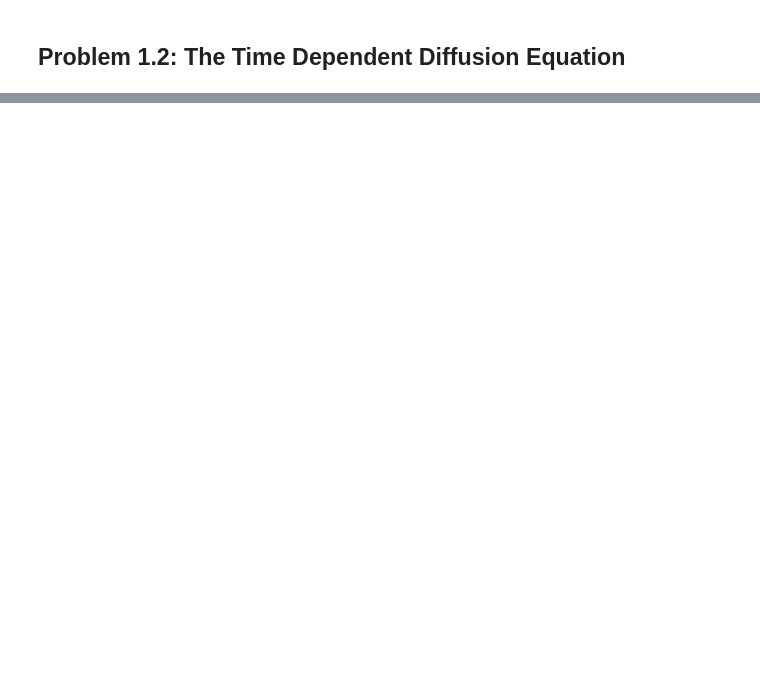
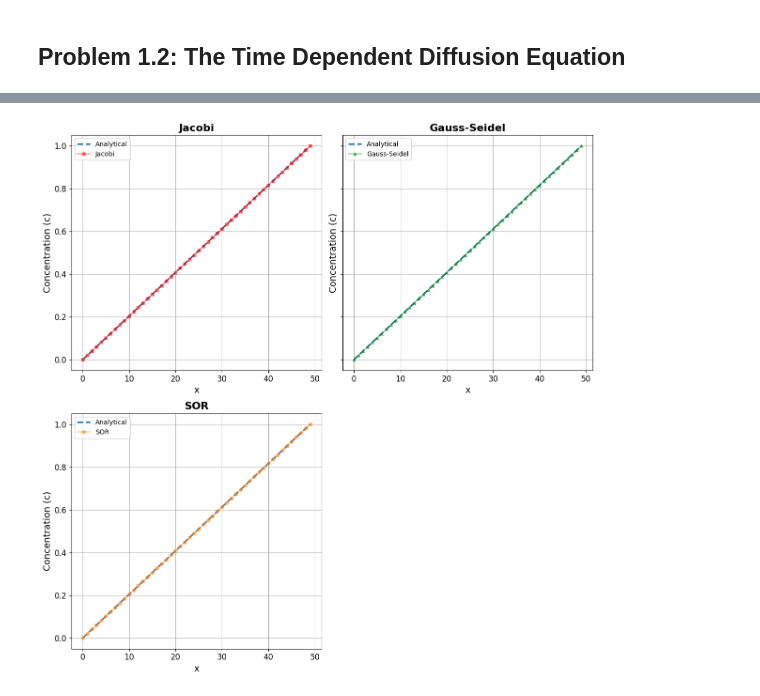
Before and after one commit to shaniasinha/scientific-computing-group-1, a Jupyter notebook: set1.ipynb, the cells around one changed output, grey strips where cells are left out. Saved outputs shown, nothing was run; the diff lists cells and outputs as text; code cells hidden in the pictures; blank space fills up the shorter version.

```diff
--- a/set1.ipynb
+++ b/set1.ipynb
@@ -128,0 +220,5 @@ Converged after 663 iterations
+# %%
+# Plotted separately for better visualization
+compare_analytical_solution(50, concentration_sor, concentration_gs, concentration_ji, separate=False)
+# %% [output]
+[figure, added]
```
Also changed, not shown: parts of 32 cells of this notebook, 20 other files.
